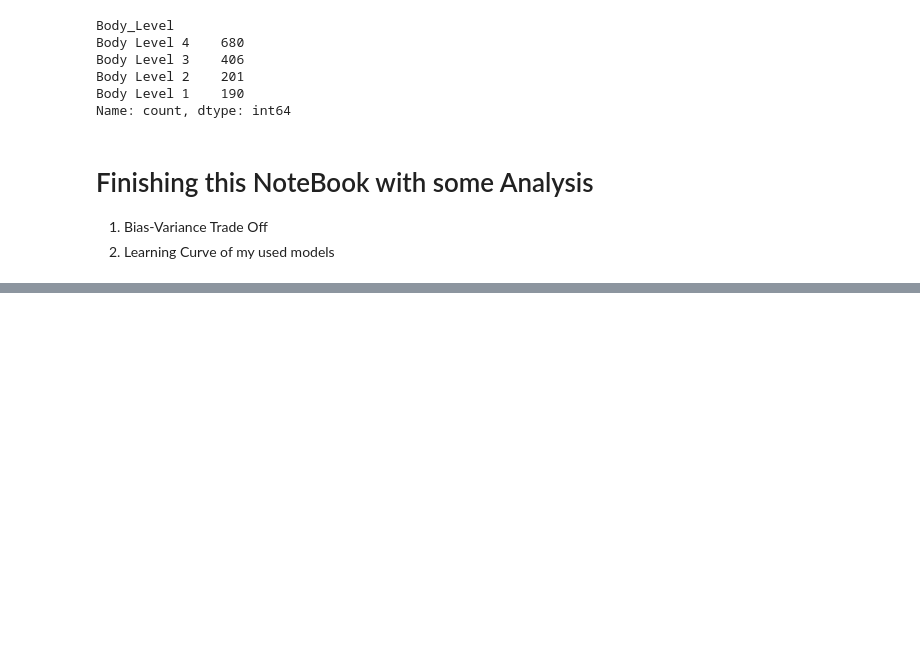
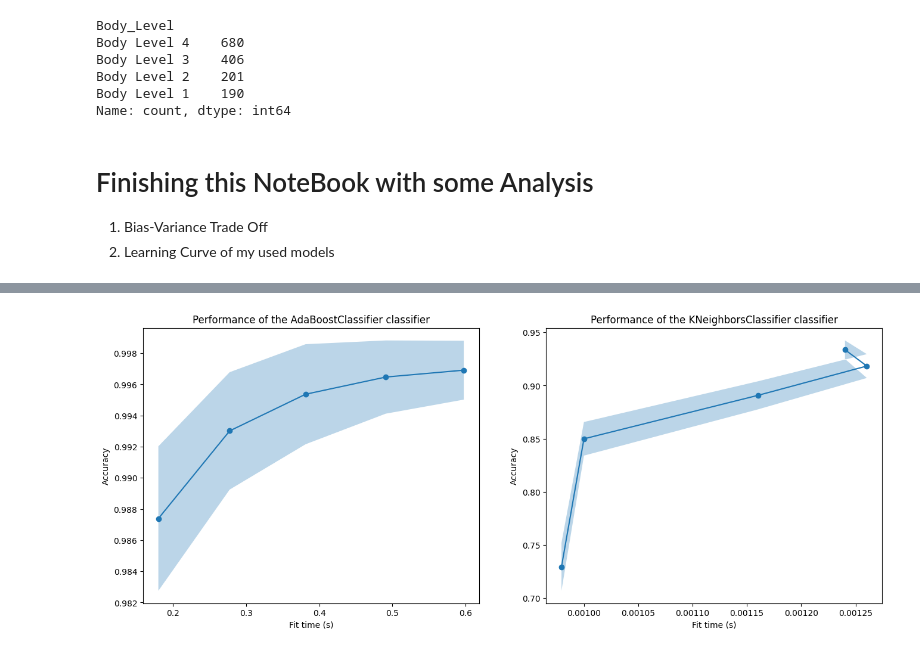
Before and after one commit to aymanreda56/Classical-ML, a Jupyter notebook: ensemble/ensemble.ipynb, the cells around one changed output, grey strips where cells are left out. Cells and saved outputs as stored; diff of their text form; code cells hidden in the pictures; blank space fills up the shorter version.

```diff
--- a/ensemble/ensemble.ipynb
+++ b/ensemble/ensemble.ipynb
@@ -738,0 +866,51 @@ for ax_idx, estimator in enumerate([ada, RF_fin]):
+# %%
+
+common_params = {
+    "X": X,
+    "y": y,
+    "train_sizes": np.linspace(0.1, 1.0, 5),
+    "cv": ShuffleSplit(n_splits=50, test_size=0.2, random_state=0),
+    "n_jobs": 4,
+    "return_times": True,
+}
+
+train_sizes, _, test_scores_ada, fit_times_ada, score_times_ada = learning_curve(
+    ada, **common_params
+)
+train_sizes, _, test_scores_RF, fit_times_RF, score_times_RF = learning_curve(
+    KNN_model, **common_params
+)
+
+
+
+
+
+
+
+
+
+fig, ax = plt.subplots(nrows=1, ncols=2, figsize=(16, 6))
+
+for ax_idx, (fit_times, test_scores, estimator) in enumerate(
+    zip(
+        [fit_times_ada, fit_times_RF],
+        [test_scores_ada, test_scores_RF],
+        [ada, KNN_model],
+    )
+):
+    ax[ax_idx].plot(fit_times.mean(axis=1), test_scores.mean(axis=1), "o-")
+    ax[ax_idx].fill_between(
+        fit_times.mean(axis=1),
+        test_scores.mean(axis=1) - test_scores.std(axis=1),
+        test_scores.mean(axis=1) + test_scores.std(axis=1),
+        alpha=0.3,
+    )
+    ax[ax_idx].set_ylabel("Accuracy")
+    ax[ax_idx].set_xlabel("Fit time (s)")
+    ax[ax_idx].set_title(
+        f"Performance of the {estimator.__class__.__name__} classifier"
+    )
+
+plt.show()
+# %% [output]
+[figure, added]
```
Also changed, not shown: parts of 31 cells of this notebook, 3 other files.
